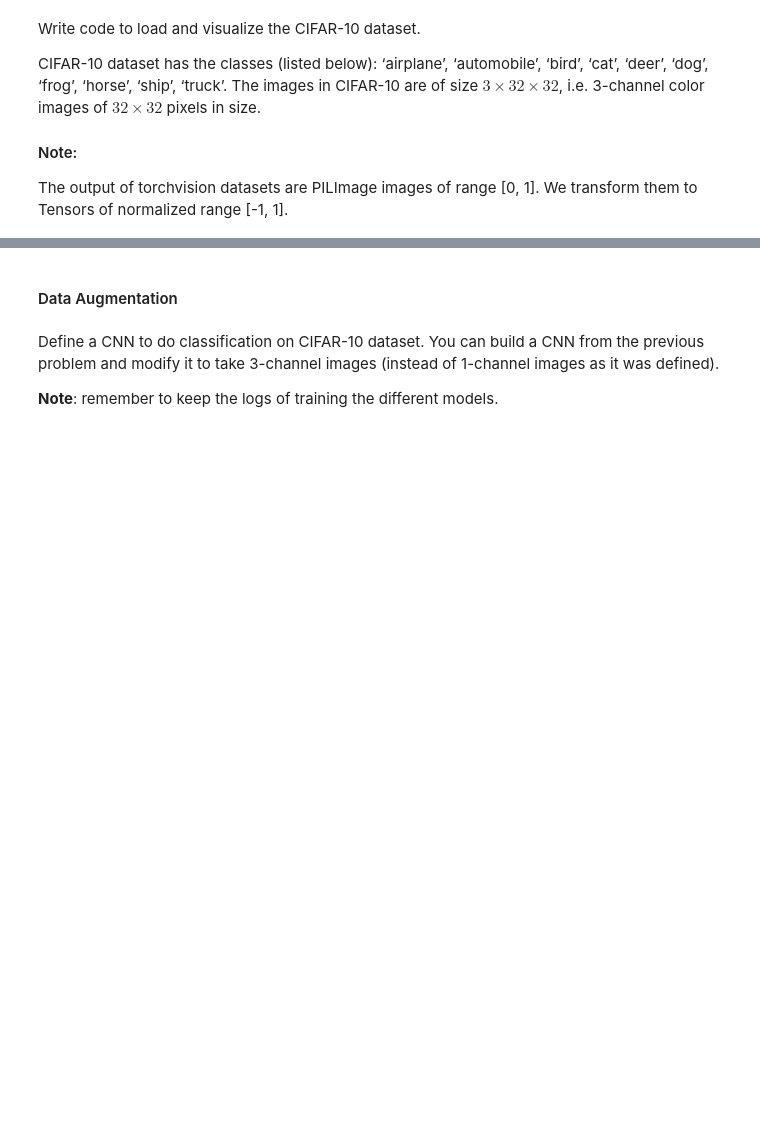
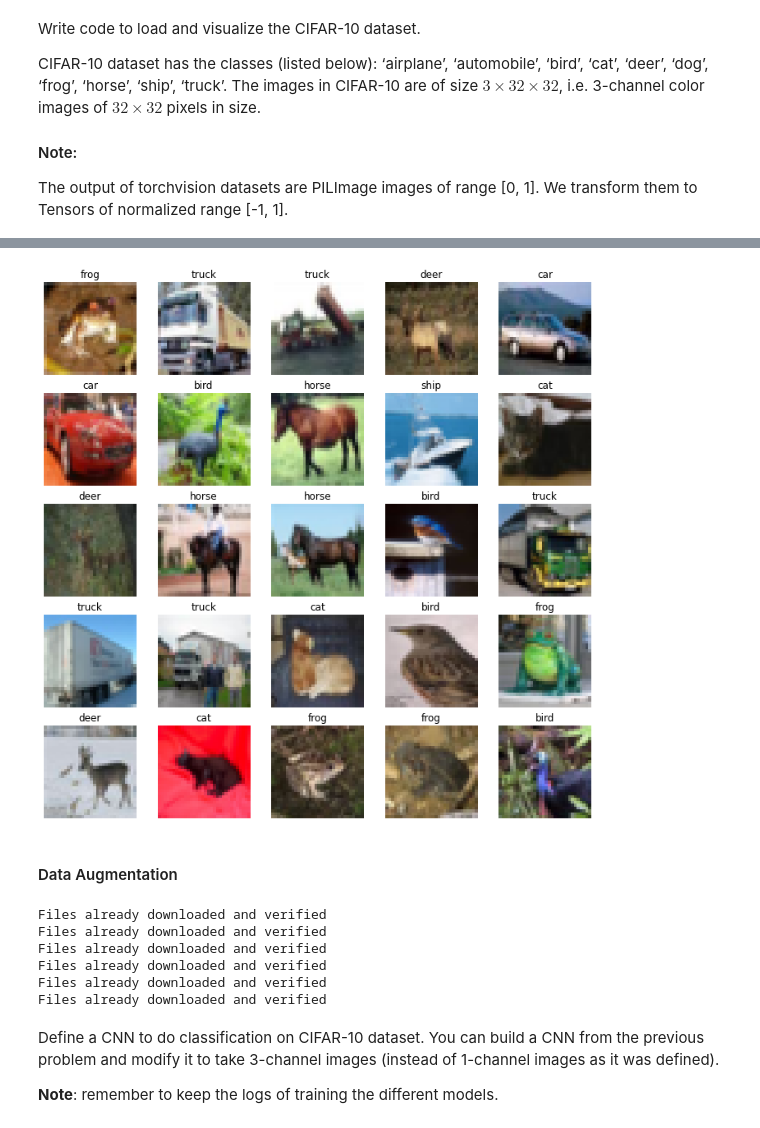
Before and after one commit to jaidonlybbert/EEP596, a Jupyter notebook: HW2/HW2.ipynb, the cells around one changed output, grey strips where cells are left out. Drawn from its saved outputs; the diff is of its cells as text; code cells hidden in the pictures; blank space fills up the shorter version.

```diff
--- a/HW2/HW2.ipynb
+++ b/HW2/HW2.ipynb
@@ -190,7 +197,7 @@ import torch
 import torchvision.transforms as T
 
 
-mnist = loadmat('/content/gdrive/My Drive/Data/mnist.mat') # change the file path according to the path where you put mnist.mat on your Google Drive.
+mnist = loadmat('/content/mnist.mat') # change the file path according to the path where you put mnist.mat on your Google Drive.
 
 # convert data to torch, normalize and reshape
 data = torch.reshape(torch.from_numpy(mnist['traindata']).to(torch.float)/255.0 - 0.5, (mnist['traindata'].shape[0], 1, 28, 28))
@@ -367,14 +548,23 @@ cifar_test_loader = DataLoader(cifar10_testset, batch_size=len(cifar10_testset),
 # %%
 import numpy as np
 import matplotlib.pyplot as plt
 from matplotlib import cm
 
 def cifar_imshow(img):
   img = img / 2 + 0.5     # unnormalize
   npimg = img.numpy()
   return np.transpose(npimg, (1, 2, 0))
 
 # TODO: visualize some samples in the CIFAR-10 dataset
+fig, axs = plt.subplots(5, 5, figsize = (12, 12))
+
+# loop through subplots and add mnist images
+for i, ax in enumerate(axs.flat):
+  ax.imshow(cifar_imshow(cifar10_trainset[i][0]))
+  ax.axis('off')
+  ax.set_title(f'{classes[cifar10_trainset[i][1]]}')
+# %% [output]
+[figure, added]
 # %% [markdown]
 #### Data Augmentation
 # %%
@@ -384,19 +574,35 @@ transform1 = transforms.Compose(
     [transforms.ToTensor(),
      transforms.Normalize((0.5, 0.5, 0.5), (0.5, 0.5, 0.5))])
 
-# todo: Implements transforms
 
 # Shifting: randomly shift the images up/down and left/right by within 10%.
-transform2 =
+transform2 = transforms.Compose(
+    [
+        transforms.ToTensor(),
+        transforms.RandomAffine(0, (0.1, 0.1))
+    ])
 
 # Rotating: randomly rotate the images by some angles.
-transform3 =
+transform3 = transforms.Compose(
+    [
+        transforms.ToTensor(),
+        transforms.RandomAffine(70)
+    ])
 
 # Flipping: horizontally flip the images.
-transform4 =
+transform4 = transforms.Compose(
+    [
+        transforms.ToTensor(),
+        transforms.RandomHorizontalFlip(1.0)
+    ])
 
 # Adding Noise: randomly add some small Gaussian noise to the images.
-transform5 =
+transform5 = transforms.Compose(
+    [
+        transforms.ToTensor(),
+        transforms.GaussianBlur(3)
+    ]
+)
 
 transform_list = [transform1, transform2, transform3, transform4, transform5]
 augmented_dataset = []
@@ -406,6 +612,13 @@ for t in transform_list:
 cifar_train_dataset = ConcatDataset(augmented_dataset)
 cifar10_testset = datasets.CIFAR10(root='./data/', train=False, download=True, transform=transform1)
 cifar_test_loader = DataLoader(cifar10_testset, batch_size=128, shuffle=False)
+# %% [output]
+Files already downloaded and verified
+Files already downloaded and verified
+Files already downloaded and verified
+Files already downloaded and verified
+Files already downloaded and verified
+Files already downloaded and verified
 # %% [markdown]
 Define a CNN to do classification on CIFAR-10 dataset. You can build a CNN from the previous problem and modify it to take 3-channel images (instead of 1-channel images as it was defined).
 
```
Also changed, not shown: parts of 25 cells of this notebook.
